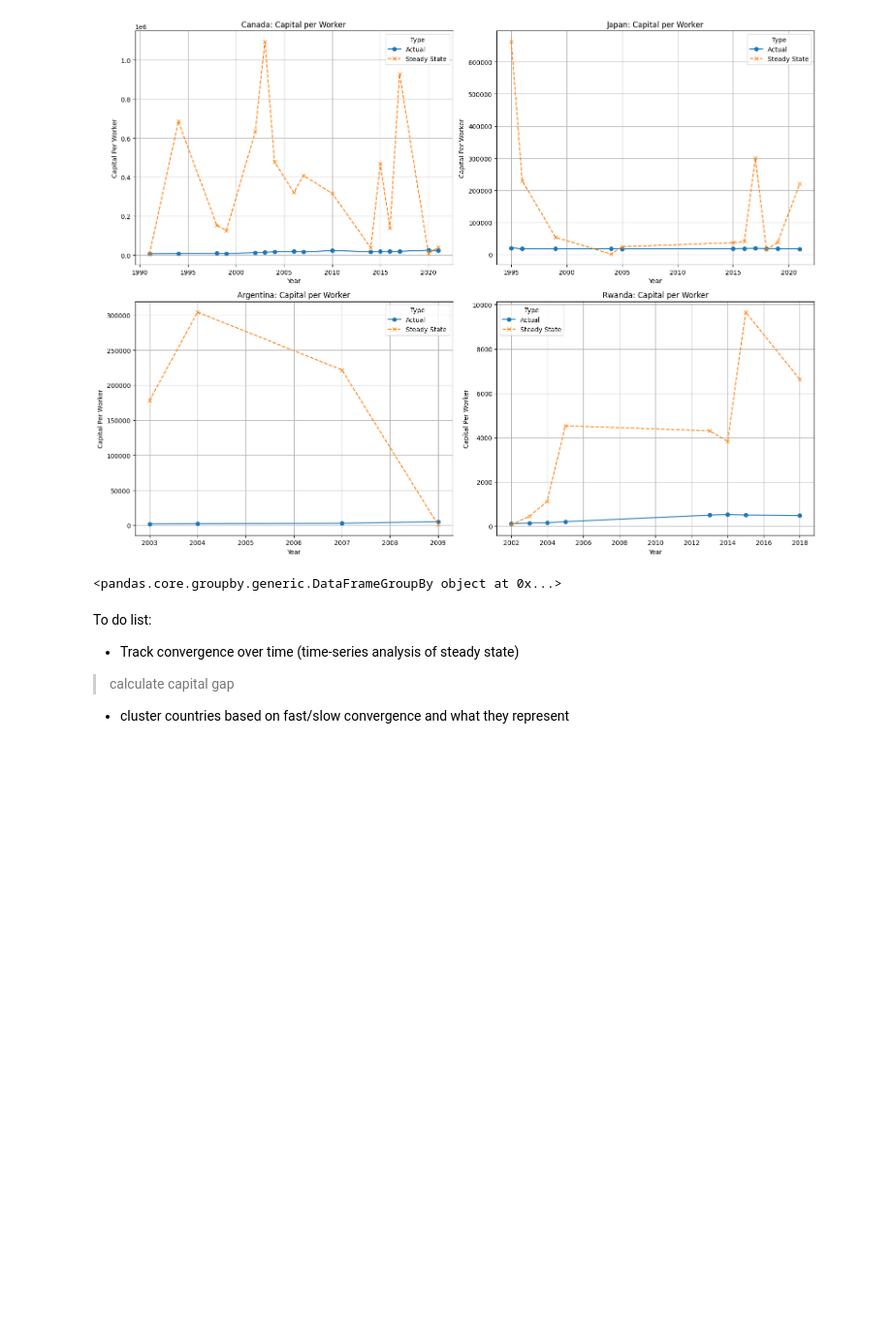
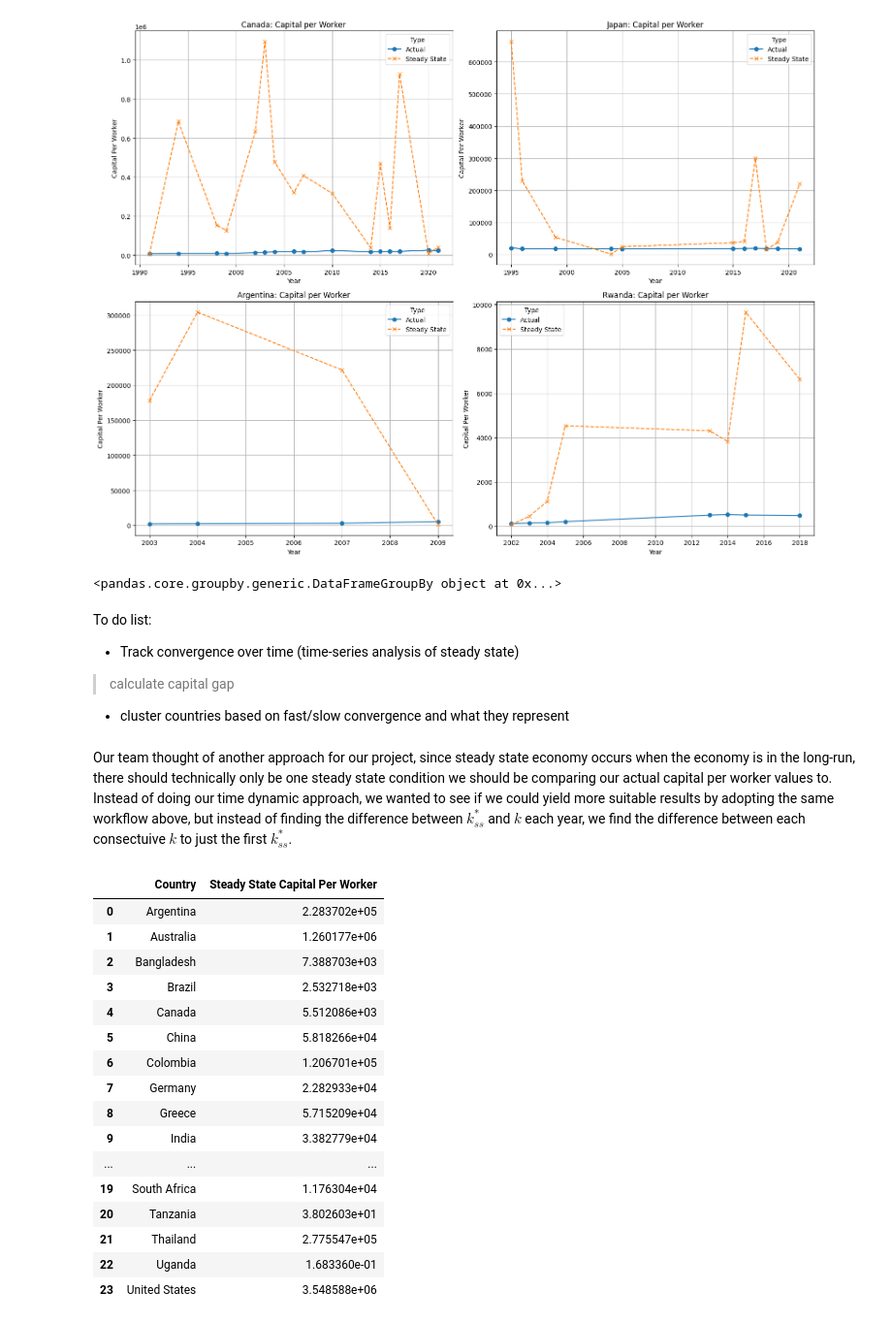
Before and after one commit to achantszshun/323project, a Jupyter notebook: solow_model_py.ipynb, the cells around one changed output. Shown at 97% size. Saved outputs shown, nothing was run; the diff lists cells and outputs as text; code cells hidden in the pictures; blank space fills up the shorter version.

```diff
--- a/solow_model_py.ipynb
+++ b/solow_model_py.ipynb
@@ -230,3 +230,26 @@ To do list:
 - Track convergence over time (time-series analysis of steady state)
 > calculate capital gap
 - cluster countries based on fast/slow convergence and what they represent
+# %% [markdown]
+Our team thought of another approach for our project, since steady state economy occurs when the economy is in the long-run, there should technically only be one steady state condition we should be comparing our actual capital per worker values to. Instead of doing our time dynamic approach, we wanted to see if we could yield more suitable results by adopting the same workflow above, but instead of finding the difference between $k_{ss}^{*}$ and $k$ each year, we find the difference between each consectuive $k$ to just the first $k_{ss}^{*}$.
+# %%
+earliest_kss = solow_df.groupby('Country')['Steady State Capital Per Worker'].first().reset_index()
+earliest_kss
+# %% [output]
+|  | Country | Steady State Capital Per Worker |
+| 0 | Argentina | 2.283702e+05 |
+| 1 | Australia | 1.260177e+06 |
+| 2 | Bangladesh | 7.388703e+03 |
+| 3 | Brazil | 2.532718e+03 |
+| 4 | Canada | 5.512086e+03 |
+| 5 | China | 5.818266e+04 |
+| 6 | Colombia | 1.206701e+05 |
+| 7 | Germany | 2.282933e+04 |
+| 8 | Greece | 5.715209e+04 |
+| 9 | India | 3.382779e+04 |
+| ... | ... | ... |
+| 19 | South Africa | 1.176304e+04 |
+| 20 | Tanzania | 3.802603e+01 |
+| 21 | Thailand | 2.775547e+05 |
+| 22 | Uganda | 1.683360e-01 |
+| 23 | United States | 3.548588e+06 |
```
Also changed, not shown: parts of 4 cells of this notebook.
